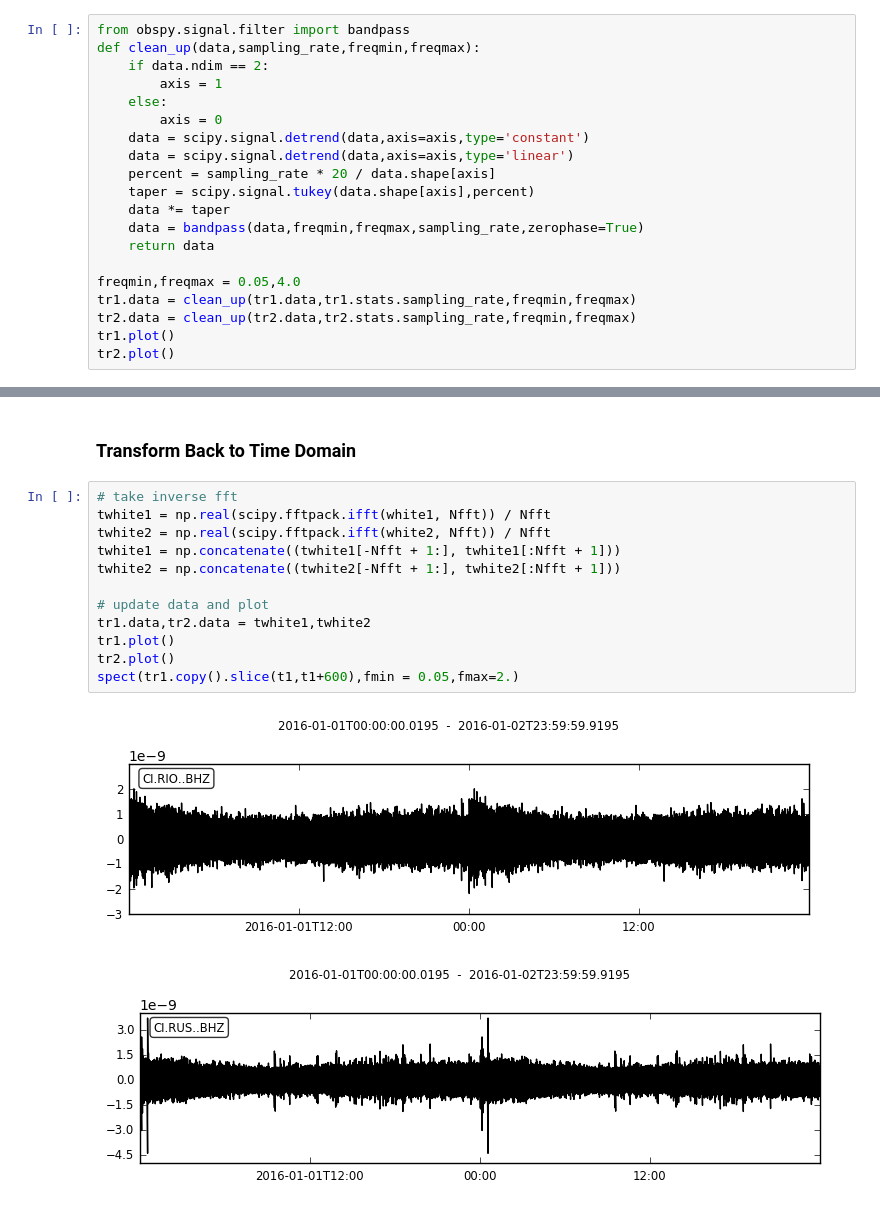
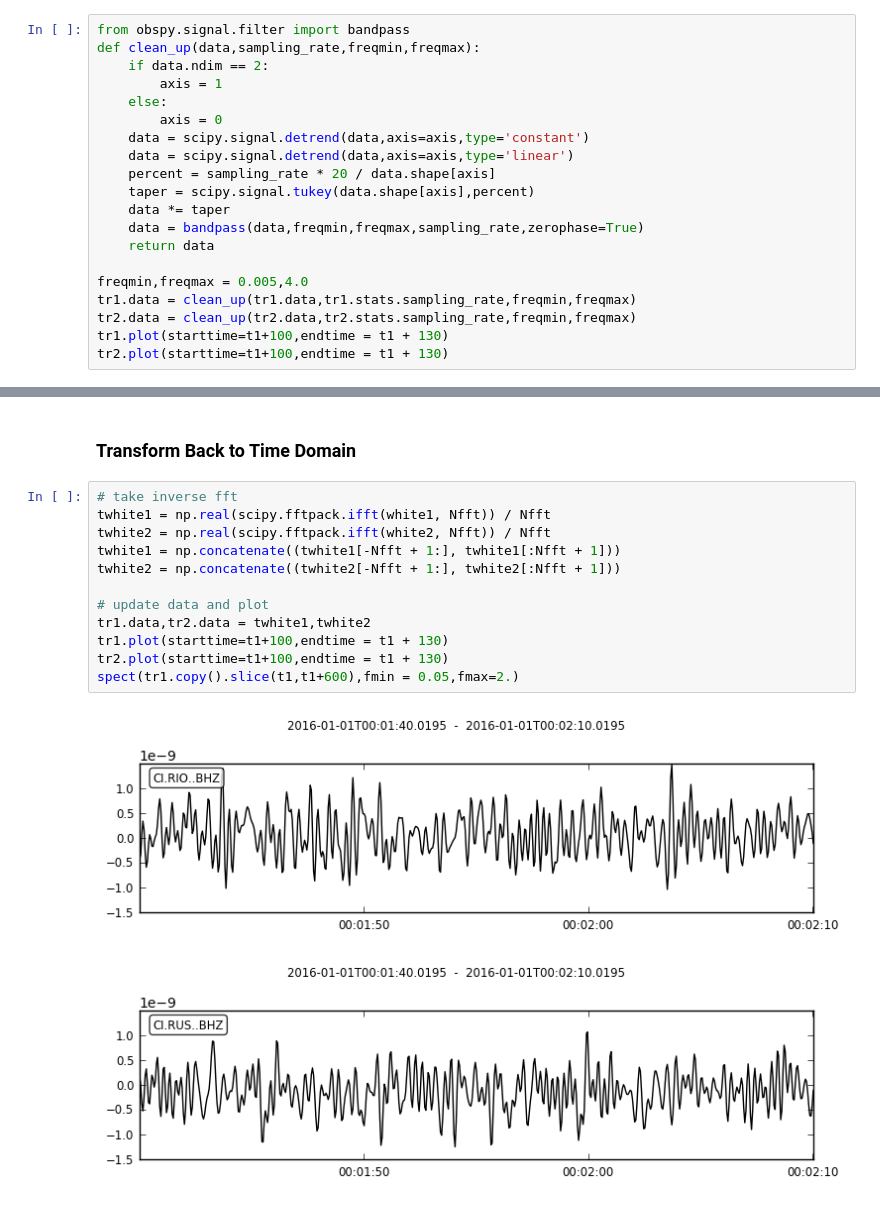
Before and after one commit to tclements/GIGGLES_FALL_2017, a Jupyter notebook: GIGGLES_FALL_2017.ipynb, the cells around one changed output, grey strips where cells are left out. Cells and saved outputs as stored; diff of their text form.

```diff
--- a/GIGGLES_FALL_2017.ipynb
+++ b/GIGGLES_FALL_2017.ipynb
@@ -102,9 +102,9 @@ def clean_up(data,sampling_rate,freqmin,freqmax):
     data = bandpass(data,freqmin,freqmax,sampling_rate,zerophase=True)
     return data
 
-freqmin,freqmax = 0.05,4.0
+freqmin,freqmax = 0.005,4.0
 tr1.data = clean_up(tr1.data,tr1.stats.sampling_rate,freqmin,freqmax)
 tr2.data = clean_up(tr2.data,tr2.stats.sampling_rate,freqmin,freqmax)
-tr1.plot()
-tr2.plot()
+tr1.plot(starttime=t1+100,endtime = t1 + 130)
+tr2.plot(starttime=t1+100,endtime = t1 + 130)
 # %% [output]
@@ -162,15 +162,15 @@ plt.show()
 # %%
 # take inverse fft
 twhite1 = np.real(scipy.fftpack.ifft(white1, Nfft)) / Nfft
 twhite2 = np.real(scipy.fftpack.ifft(white2, Nfft)) / Nfft
 twhite1 = np.concatenate((twhite1[-Nfft + 1:], twhite1[:Nfft + 1]))
 twhite2 = np.concatenate((twhite2[-Nfft + 1:], twhite2[:Nfft + 1]))
 
 # update data and plot
 tr1.data,tr2.data = twhite1,twhite2
-tr1.plot()
-tr2.plot()
+tr1.plot(starttime=t1+100,endtime = t1 + 130)
+tr2.plot(starttime=t1+100,endtime = t1 + 130)
 spect(tr1.copy().slice(t1,t1+600),fmin = 0.05,fmax=2.)
 # %% [output]
-[figure, old version]
+[figure, new version]
-[figure, old version]
+[figure, new version]
```
Also changed, not shown: parts of 13 cells of this notebook, 3 other files.
